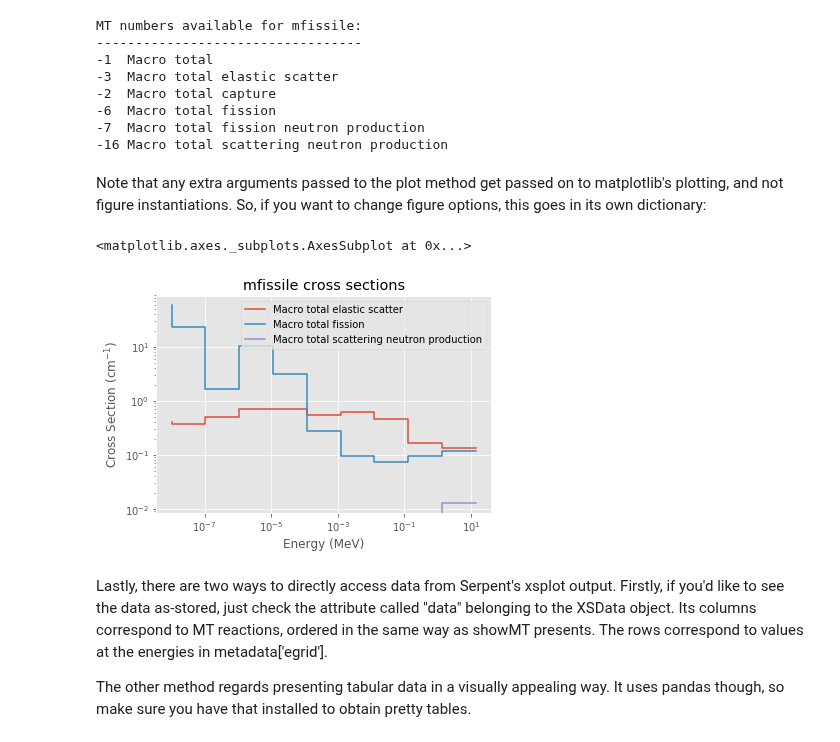
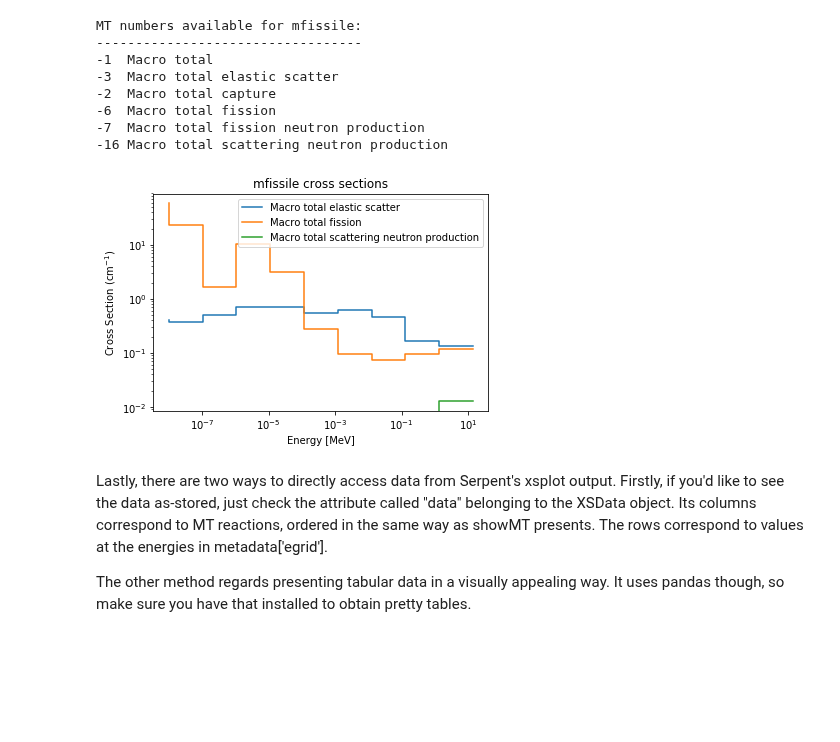
Before and after one commit to CORE-GATECH-GROUP/serpent-tools, a Jupyter notebook: examples/XSPlot.ipynb, the cells around one changed output. Saved outputs shown, nothing was run; the diff lists cells and outputs as text; code cells hidden in the pictures; blank space fills up the shorter version.

```diff
--- a/examples/XSPlot.ipynb
+++ b/examples/XSPlot.ipynb
@@ -67,13 +60,10 @@ MT numbers available for mfissile:
 -6  Macro total fission
 -7  Macro total fission neutron production
 -16 Macro total scattering neutron production
-# %% [markdown]
-Note that any extra arguments passed to the plot method get passed on to matplotlib's plotting, and not figure instantiations. So, if you want to change figure options, this goes in its own dictionary:
 # %%
-xsreader.xsections['mfissile'].plot(mts=[-3, -6, -16])
+xsreader.xsections['mfissile'].plot(mts=[-3, -6, -16], loglog=True);
 # %% [output]
-<matplotlib.axes._subplots.AxesSubplot at 0x...>
-[figure, old version]
+[figure, new version]
 # %% [markdown]
 Lastly, there are two ways to directly access data from Serpent's xsplot output. Firstly, if you'd like to see the data as-stored, just check the attribute called "data" belonging to the XSData object. Its columns correspond to MT reactions, ordered in the same way as showMT presents. The rows correspond to values at the energies in metadata['egrid'].
 
```
Also changed, not shown: parts of 3 cells of this notebook, 5 other files.
